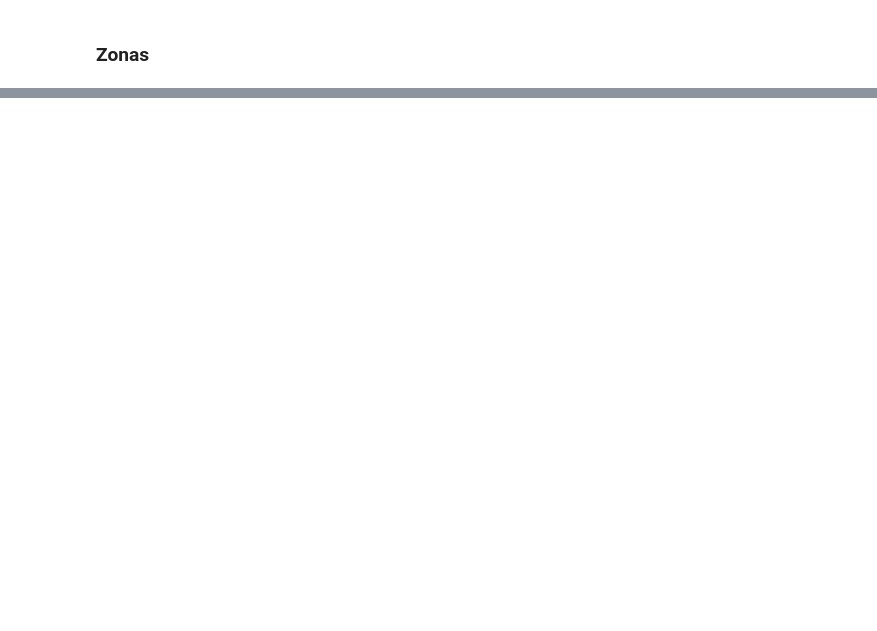
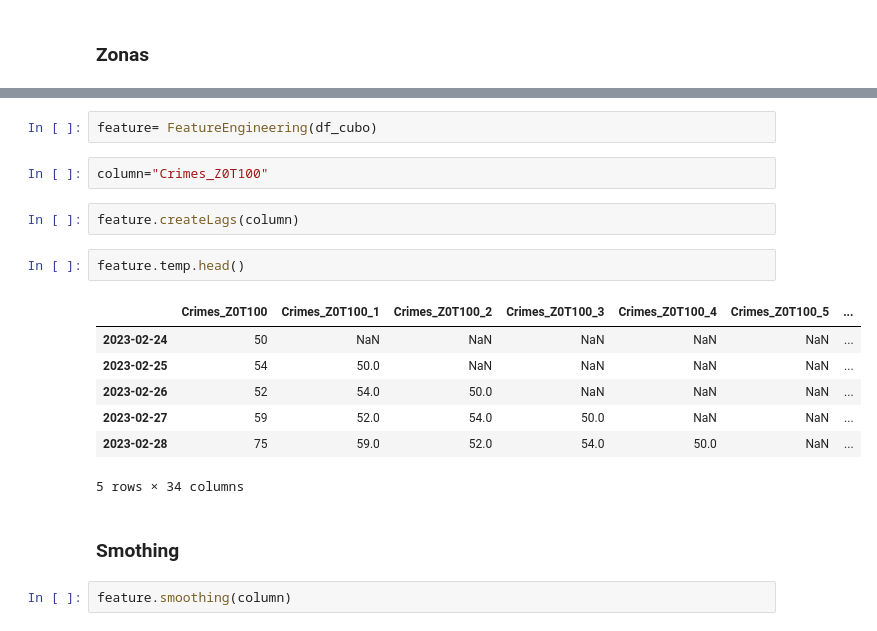
Before and after one commit to bluterplay/LAPD, a Jupyter notebook: Encapsulamiento/Test.ipynb, the cells around one changed output, grey strips where cells are left out. Cells and saved outputs as stored; diff of their text form; blank space fills up the shorter version.

```diff
--- a/Encapsulamiento/Test.ipynb
+++ b/Encapsulamiento/Test.ipynb
@@ -276,0 +433,20 @@ Name: zonas, dtype: float64
+# %%
+feature= FeatureEngineering(df_cubo)
+# %%
+column="Crimes_Z0T100"
+# %%
+feature.createLags(column)
+# %%
+feature.temp.head()
+# %% [output]
+|  | Crimes_Z0T100 | Crimes_Z0T100_1 | Crimes_Z0T100_2 | Crimes_Z0T100_3 | Crimes_Z0T100_4 | Crimes_Z0T100_5 | ... |
+| 2023-02-24 | 50 | NaN | NaN | NaN | NaN | NaN | ... |
+| 2023-02-25 | 54 | 50.0 | NaN | NaN | NaN | NaN | ... |
+| 2023-02-26 | 52 | 54.0 | 50.0 | NaN | NaN | NaN | ... |
+| 2023-02-27 | 59 | 52.0 | 54.0 | 50.0 | NaN | NaN | ... |
+| 2023-02-28 | 75 | 59.0 | 52.0 | 54.0 | 50.0 | NaN | ... |
+5 rows × 34 columns
+# %% [markdown]
+### Smothing
+# %%
+feature.smoothing(column)
```
Also changed, not shown: parts of 37 cells of this notebook, 3 other files.
